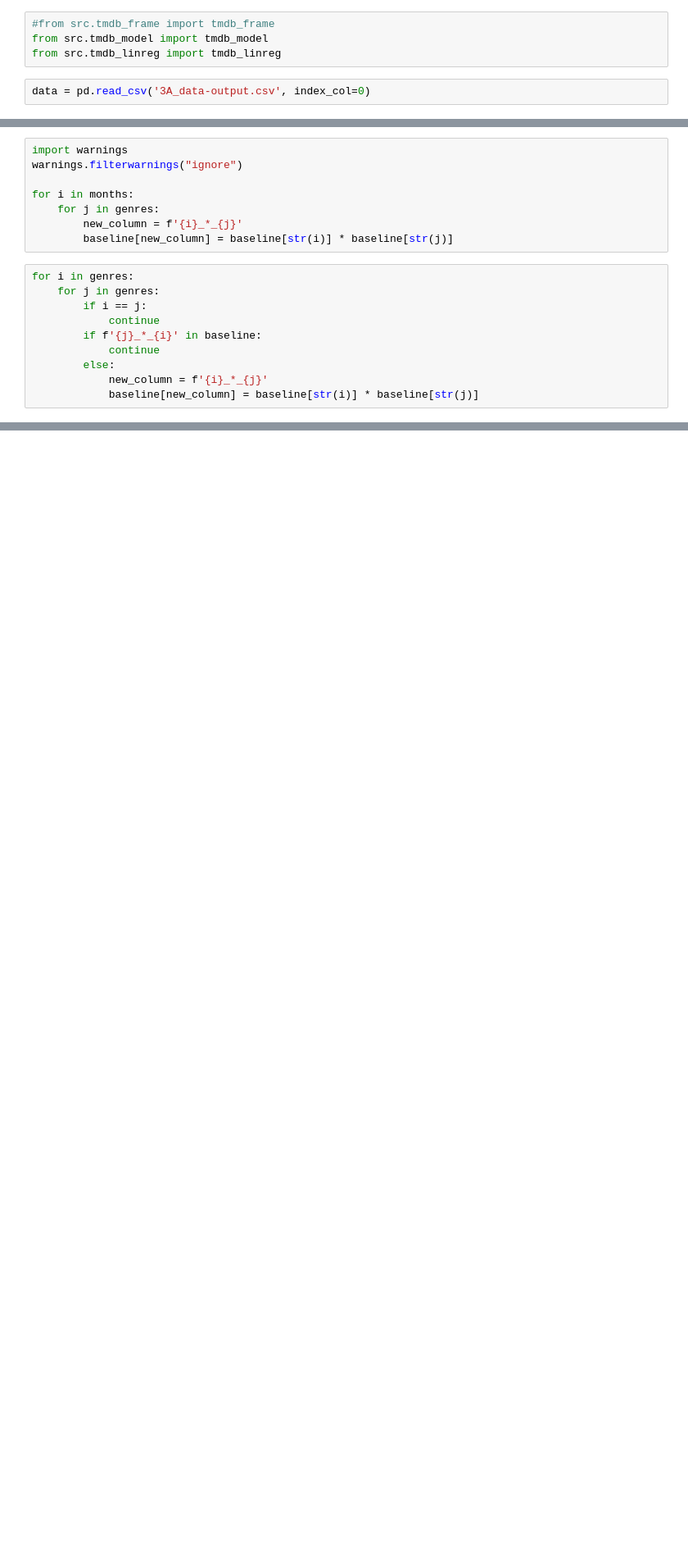
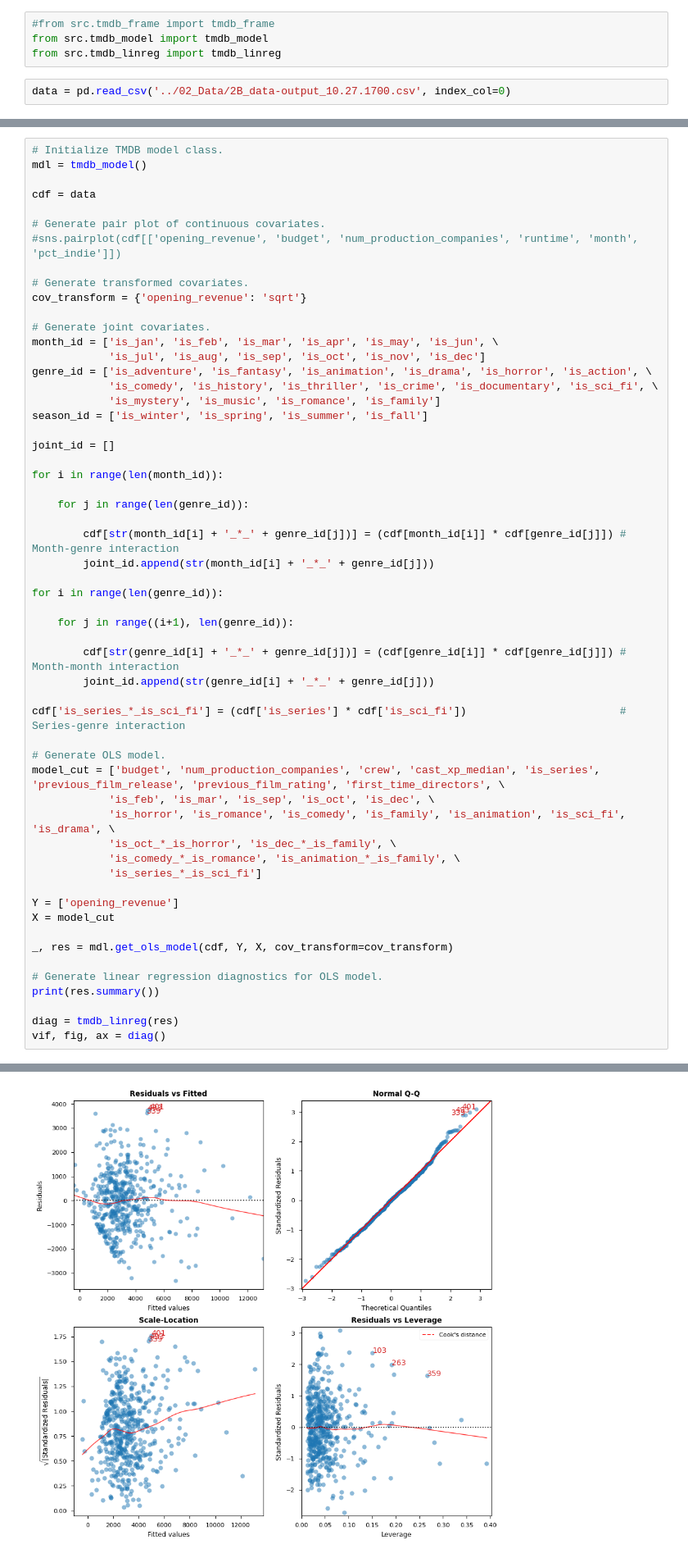
Before and after one commit to cons-code/MATH-5500, a Jupyter notebook: 03_Methods_Results/3B.II_FinalModel.ipynb, the cells around one changed output, grey strips where cells are left out. Shown at 82% size. Drawn from its saved outputs; the diff is of its cells as text; blank space fills up the shorter version.

Commit message:
revise model structure in 3B.II_FinalModel

```diff
--- a/03_Methods_Results/3B.II_FinalModel.ipynb
+++ b/03_Methods_Results/3B.II_FinalModel.ipynb
@@ -18,4 +18,4 @@ warnings.filterwarnings("ignore")
 from src.tmdb_model import tmdb_model
 from src.tmdb_linreg import tmdb_linreg
 # %%
-data = pd.read_csv('3A_data-output.csv', index_col=0)
+data = pd.read_csv('../02_Data/2B_data-output_10.27.1700.csv', index_col=0)
@@ -36,18 +21,0 @@ genres = ['is_adventure', 'is_fantasy', 'is_animation',
-# %%
-import warnings
-warnings.filterwarnings("ignore")
-
-for i in months:
-    for j in genres:
-        new_column = f'{i}_*_{j}'
-        baseline[new_column] = baseline[str(i)] * baseline[str(j)]
-# %%
-for i in genres:
-    for j in genres:
-        if i == j:
-            continue
-        if f'{j}_*_{i}' in baseline:
-            continue
-        else:
-            new_column = f'{i}_*_{j}'
-            baseline[new_column] = baseline[str(i)] * baseline[str(j)]
@@ -362,0 +34,57 @@ vif, fig, ax = diag()
+# %%
+# Initialize TMDB model class.
+mdl = tmdb_model()
+
+cdf = data
+
+# Generate pair plot of continuous covariates.
+#sns.pairplot(cdf[['opening_revenue', 'budget', 'num_production_companies', 'runtime', 'month', 'pct_indie']])
+
+# Generate transformed covariates.
+cov_transform = {'opening_revenue': 'sqrt'}
+
+# Generate joint covariates.
+month_id = ['is_jan', 'is_feb', 'is_mar', 'is_apr', 'is_may', 'is_jun', \
+            'is_jul', 'is_aug', 'is_sep', 'is_oct', 'is_nov', 'is_dec']
+genre_id = ['is_adventure', 'is_fantasy', 'is_animation', 'is_drama', 'is_horror', 'is_action', \
+            'is_comedy', 'is_history', 'is_thriller', 'is_crime', 'is_documentary', 'is_sci_fi', \
+            'is_mystery', 'is_music', 'is_romance', 'is_family']
+season_id = ['is_winter', 'is_spring', 'is_summer', 'is_fall']
+
+joint_id = []
+
+for i in range(len(month_id)):
+
+    for j in range(len(genre_id)):
+
+        cdf[str(month_id[i] + '_*_' + genre_id[j])] = (cdf[month_id[i]] * cdf[genre_id[j]]) # Month-genre interaction
+        joint_id.append(str(month_id[i] + '_*_' + genre_id[j]))
+
+for i in range(len(genre_id)):
+
+    for j in range((i+1), len(genre_id)):
+
+        cdf[str(genre_id[i] + '_*_' + genre_id[j])] = (cdf[genre_id[i]] * cdf[genre_id[j]]) # Month-month interaction
+        joint_id.append(str(genre_id[i] + '_*_' + genre_id[j]))
+
+cdf['is_series_*_is_sci_fi'] = (cdf['is_series'] * cdf['is_sci_fi'])                        # Series-genre interaction
+
+# Generate OLS model.
+model_cut = ['budget', 'num_production_companies', 'crew', 'cast_xp_median', 'is_series', 'previous_film_release', 'previous_film_rating', 'first_time_directors', \
+            'is_feb', 'is_mar', 'is_sep', 'is_oct', 'is_dec', \
+            'is_horror', 'is_romance', 'is_comedy', 'is_family', 'is_animation', 'is_sci_fi', 'is_drama', \
+            'is_oct_*_is_horror', 'is_dec_*_is_family', \
+            'is_comedy_*_is_romance', 'is_animation_*_is_family', \
+            'is_series_*_is_sci_fi']
+
+Y = ['opening_revenue']
+X = model_cut
+
+_, res = mdl.get_ols_model(cdf, Y, X, cov_transform=cov_transform)
+
+# Generate linear regression diagnostics for OLS model.
+print(res.summary())
+
+diag = tmdb_linreg(res)
+vif, fig, ax = diag()
+# %% [output]
@@ -362,0 +108 @@ vif, fig, ax = diag()
+[figure, added]
```
Also changed, not shown: parts of 12 cells of this notebook.
